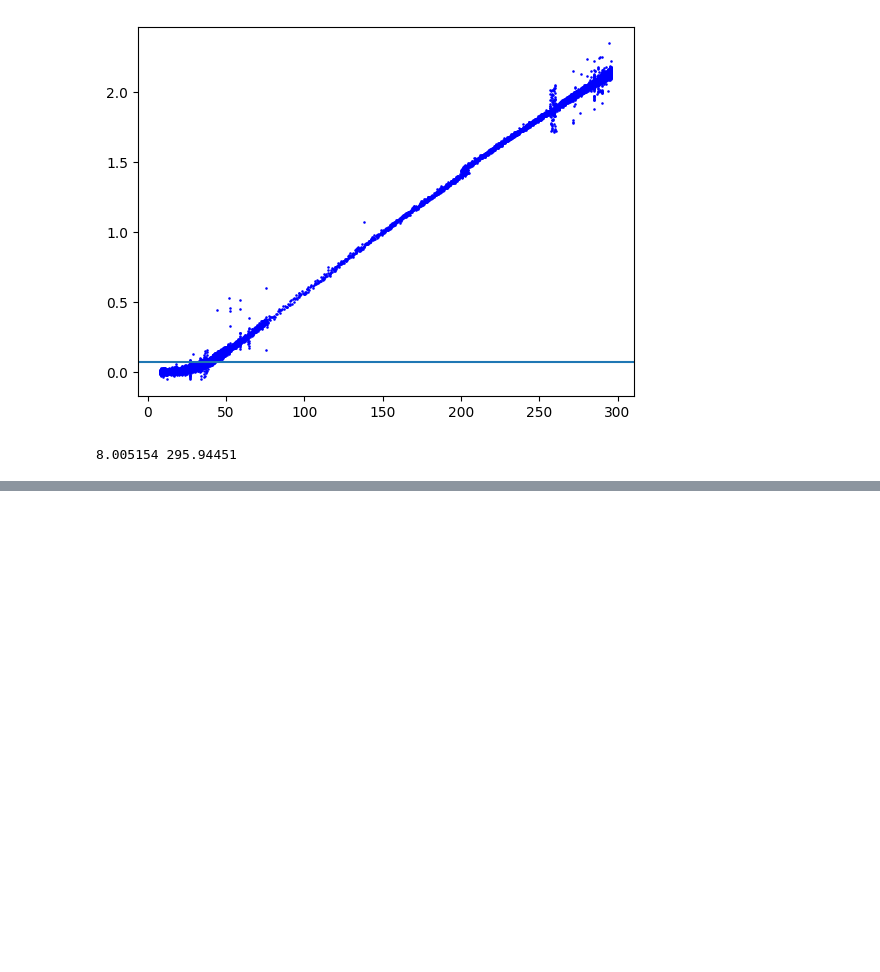
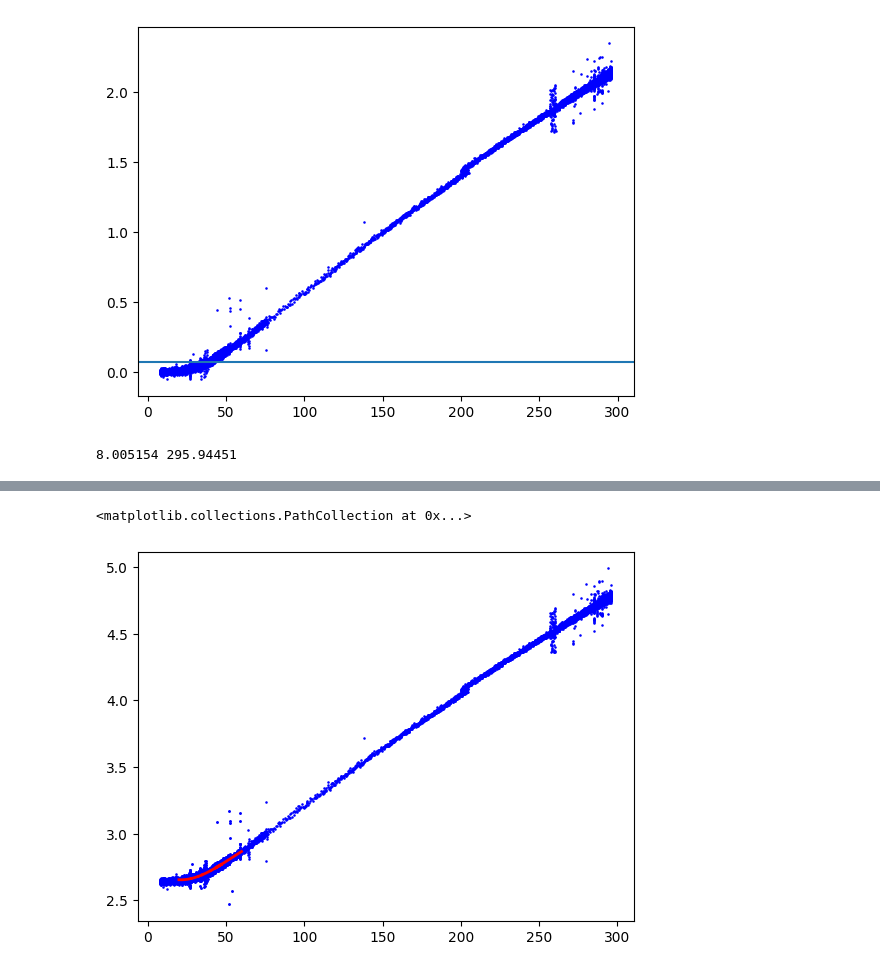
Before and after one commit to gamberoillecito/Nb-Characterization, a Jupyter notebook: R-vs-T/VdP.ipynb, the cells around one changed output, grey strips where cells are left out. Saved outputs shown, nothing was run; the diff lists cells and outputs as text; code cells hidden in the pictures; blank space fills up the shorter version.

```diff
--- a/R-vs-T/VdP.ipynb
+++ b/R-vs-T/VdP.ipynb
@@ -1140,0 +1147,10 @@ error: Result from function call is not a proper array of floats.
+# %%
+coeff_cmp = np.polyfit(T_comp, Rs_comp, deg=3.32)  #3.56
+params = coeff_cmp
+
+plt.scatter(T_comp, Rs_comp, s = .7, color='blue' )
+plt.plot(T_comp, np.poly1d(coeff_cmp)(T_comp), linewidth = 2, color = 'red')
+plt.scatter(Tf, Rs, s = .7, color='blue' )
+# %% [output]
+<matplotlib.collections.PathCollection at 0x...>
+[figure, added]
```
Also changed, not shown: parts of 5 cells of this notebook.
